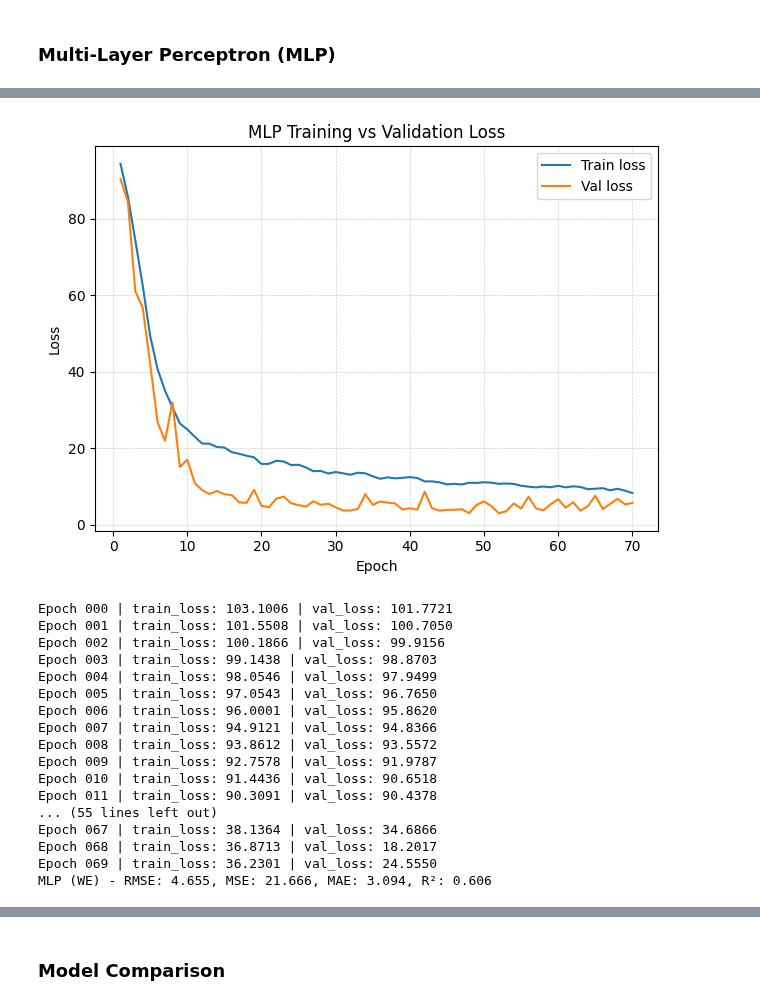
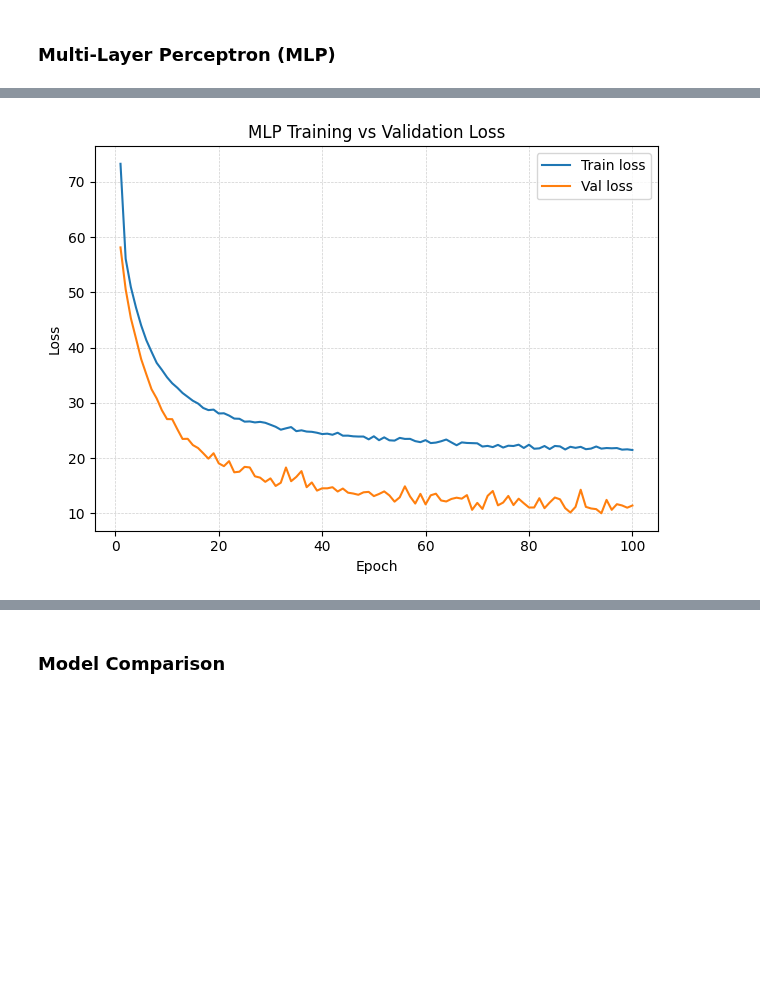
Before and after one commit to pgrzankowski/WUT-EngineerThesis, a Jupyter notebook: asteroid_diameter_prediction.ipynb, the cells around one changed output, grey strips where cells are left out. Cells and saved outputs as stored; diff of their text form; code cells hidden in the pictures; blank space fills up the shorter version.

```diff
--- a/asteroid_diameter_prediction.ipynb
+++ b/asteroid_diameter_prediction.ipynb
@@ -851,9 +929,7 @@ print(f"XGBoost (Tuned) - RMSE: {xgb_tuned_metrics['rmse']:.3f}, R²: {xgb_tuned
 ### LightGBM
 # %%
 lgbm_model = LGBMRegressorModel(
-    # learning_rate=0.05,
-    # num_leaves=100,
-    # min_data_in_leaf=10
+    verbosity=0
 )
 trainer.train_model(lgbm_model)
 lgbm_preds = lgbm_model.predict(X_test)
@@ -882,7 +947,7 @@ print("=== Tuning LightGBM ===")
 lgbm_model_tuned = LGBMRegressorModel()
 lgbm_model_tuned, lgbm_study = tuner.tune_model(
     lgbm_model_tuned, X_train, y_train, 'lightgbm',
-    n_iter=50, cv=5, n_jobs=3, verbose=1
+    n_iter=10, cv=5, n_jobs=3, verbose=1
 )
 
 print(f"\nBest parameters: {lgbm_study.best_params}")
@@ -985,0 +1139,14 @@ SVR (WE) - RMSE: 3.493, MSE: 12.201, MAE: 0.531, R²: 0.778
+# %%
+print("=== Tuning SVR ===")
+svr_model_tuned = SVRModel()
+svr_model_tuned, svr_study = tuner.tune_model(
+    svr_model_tuned, X_train, y_train, 'svr',
+    n_iter=30, cv=3, n_jobs=3, verbose=1
+)
+svr_tuned_preds = svr_model_tuned.predict(X_test)
+svr_tuned_metrics = evaluator.evaluate(y_test, svr_tuned_preds, 'SVR (Tuned)')
+evaluator.plot_predictions(y_test, svr_tuned_preds, 'SVR (Tuned)')
+comparison.add_result('SVR (Tuned)', svr_tuned_metrics)
+tuned_models['SVR'] = svr_model_tuned
+
+print(f"SVR (Tuned) - RMSE: {svr_tuned_metrics['rmse']:.3f}, R²: {svr_tuned_metrics['r2']:.3f}")
@@ -986,8 +1175,9 @@ SVR (WE) - RMSE: 3.493, MSE: 12.201, MAE: 0.531, R²: 0.778
 # %% [markdown]
 ### Multi-Layer Perceptron (MLP)
 # %%
-mlp_model = MLPRegressorModel(hidden_layers=[50, 20, 10], dropout=0.15,
-                                batch_size=128, num_epochs=70, learning_rate=1e-4)
+mlp_model = MLPRegressorModel(hidden_layers=[50, 10], dropout=0.15,
+                                batch_size=128, num_epochs=100, learning_rate=0.001,
+                                use_log_transform=True)
 trainer.train_model(mlp_model)
 mlp_preds = mlp_model.predict(X_test)
 
@@ -1013,31 +1203,4 @@ if hasattr(mlp_model, 'train_losses') and mlp_model.train_losses:
     plt.tight_layout()
     plt.savefig('fig/mlp_training_loss.pdf')
     plt.show()
-
-mlp_model = MLPRegressorModel(hidden_layers=[50, 20, 10], dropout=0.15,
-                                batch_size=128, num_epochs=70, learning_rate=1e-5)
-trainer_we.train_model(mlp_model)
-mlp_preds_we = mlp_model.predict(X_test_we)
-
-mlp_metrics_we = evaluator.evaluate(y_test_we, mlp_preds_we, 'MLP (WE)')
-evaluator.plot_predictions(y_test_we, mlp_preds_we, 'MLP (WE)')
-comparison.add_result('MLP (WE)', mlp_metrics_we)
-trained_models['MLP (WE)'] = mlp_model
-
-print(f"MLP (WE) - RMSE: {mlp_metrics_we['rmse']:.3f}, MSE: {mlp_metrics_we['mse']:.3f}, MAE: {mlp_metrics_we['mae']:.3f}, R²: {mlp_metrics_we['r2']:.3f}")
-
-if hasattr(mlp_model, 'train_losses') and mlp_model.train_losses:
-    plt.figure()
-    epochs = range(1, len(mlp_model.train_losses) + 1)
-    plt.plot(epochs, mlp_model.train_losses, label="Train loss")
-    if mlp_model.val_losses:
-        plt.plot(epochs, mlp_model.val_losses, label="Val loss")
-    plt.xlabel("Epoch")
-    plt.ylabel("Loss")
-    plt.title("MLP Training vs Validation Loss")
-    plt.legend()
-    plt.grid(True, linestyle="--", linewidth=0.5, alpha=0.6)
-    plt.tight_layout()
-    plt.savefig('fig/mlp_training_loss_we.pdf')
-    plt.show()
 # %% [output]
@@ -1061,18 +1224 @@ MLP - RMSE: 4.400, MSE: 19.360, MAE: 0.975, R²: 0.648
-[figure, old version]
+[figure, new version]
-Epoch 000 | train_loss: 103.1006 | val_loss: 101.7721
-Epoch 001 | train_loss: 101.5508 | val_loss: 100.7050
-Epoch 002 | train_loss: 100.1866 | val_loss: 99.9156
-Epoch 003 | train_loss: 99.1438 | val_loss: 98.8703
-Epoch 004 | train_loss: 98.0546 | val_loss: 97.9499
-Epoch 005 | train_loss: 97.0543 | val_loss: 96.7650
-Epoch 006 | train_loss: 96.0001 | val_loss: 95.8620
-Epoch 007 | train_loss: 94.9121 | val_loss: 94.8366
-Epoch 008 | train_loss: 93.8612 | val_loss: 93.5572
-Epoch 009 | train_loss: 92.7578 | val_loss: 91.9787
-Epoch 010 | train_loss: 91.4436 | val_loss: 90.6518
-Epoch 011 | train_loss: 90.3091 | val_loss: 90.4378
-... (55 lines left out)
-Epoch 067 | train_loss: 38.1364 | val_loss: 34.6866
-Epoch 068 | train_loss: 36.8713 | val_loss: 18.2017
-Epoch 069 | train_loss: 36.2301 | val_loss: 24.5550
-MLP (WE) - RMSE: 4.655, MSE: 21.666, MAE: 3.094, R²: 0.606
```
Also changed, not shown: parts of 86 cells of this notebook, 10 other files.
